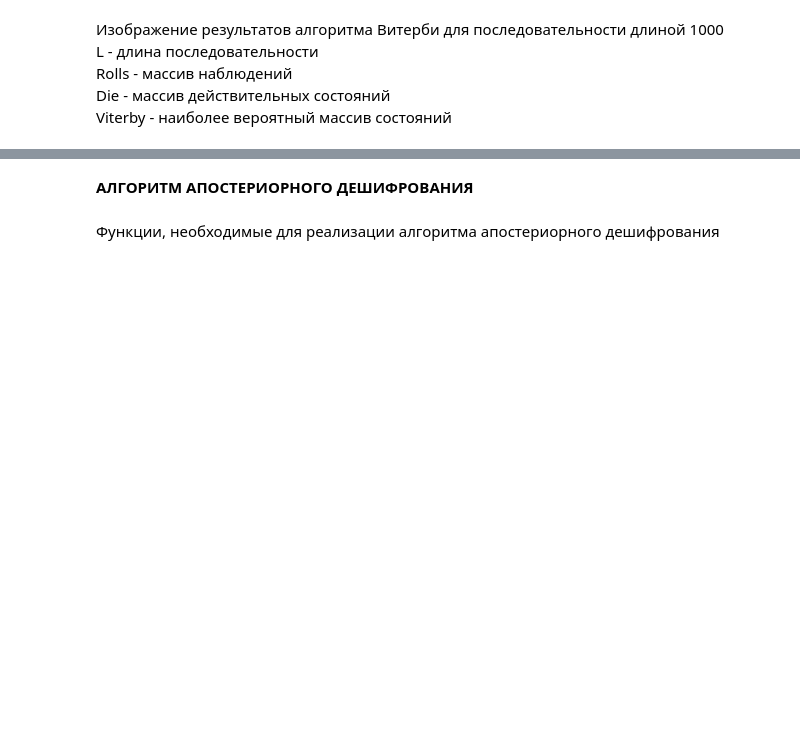
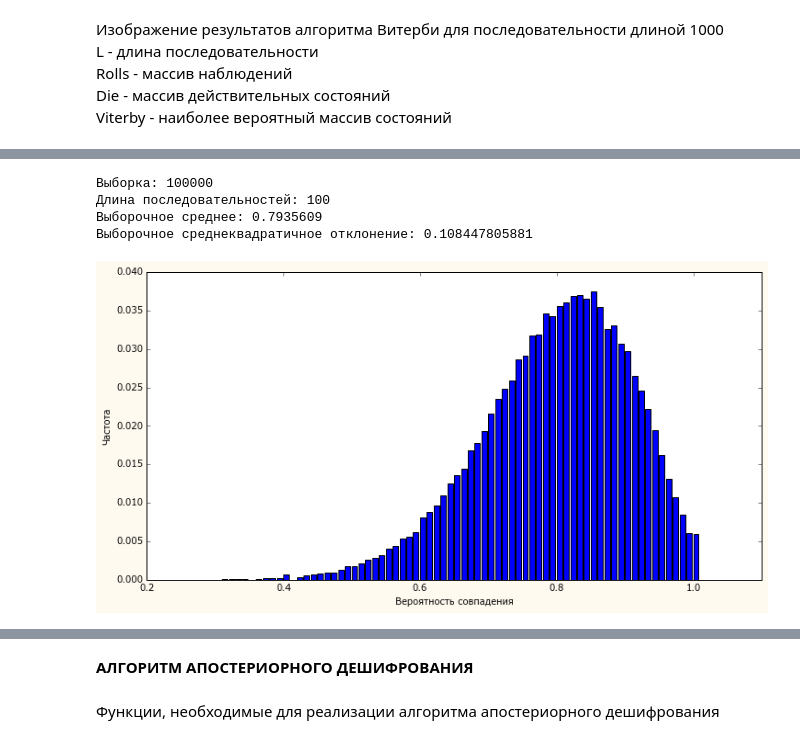
Before and after one commit to GolovkinMaxim/Miserable_casino, a Jupyter notebook: Miserable_casino_Golovkin.ipynb, the cells around one changed output, grey strips where cells are left out. Cells and saved outputs as stored; diff of their text form; code cells hidden in the pictures; blank space fills up the shorter version.

```diff
--- a/Miserable_casino_Golovkin.ipynb
+++ b/Miserable_casino_Golovkin.ipynb
@@ -131,6 +131,45 @@ def print_model_Viterby(Die, Rolls, Viterby, d):
         if Die[i] == Viterby[i]:
             s+=1
     print('\nЧастота совпадения:', s/L)
+
+def P_Viterby(Die, Viterby):
+    L = len(Die)
+    Die = translation(Die)
+    s = 0
+    for i in range(L):
+        if Die[i] == Viterby[i]:
+            s+=1
+    return round(s/L,2)
+
+def hist(P_V):
+    size = len(P_V)
+    x_bar = np.arange(min(P_V), max(P_V) + 0.01, 0.01)
+    y_bar = np.zeros(len(x_bar))
+    for i in range(size):
+        y_bar[int((P_V[i]-min(P_V))//0.01)] += 1
+    y_bar /= size
+    fig, ax = plt.subplots()
+    ax.bar(x_bar, y_bar, width = 0.008)
+    fig.set_facecolor('floralwhite')
+    fig.set_figwidth(12)
+    fig.set_figheight(6)
+    ax.set_xlabel('Вероятность совпадения')
+    ax.set_ylabel('Частота')
+    plt.show()
+
+def charact_Viterby(A, E, size, L):
+    P_V = np.zeros(size)
+    for t in range(size):
+        Die, Rolls = Observation(A, E, L)
+        Viterby = Algorithm_Viterby(Rolls, A, E)
+        P_V[t] = P_Viterby(Die, Viterby)
+    E_V = sum(P_V)/size
+    D_V = np.sqrt(sum((P_V - E_V)**2)/(size-1))
+    print('Выборка:', size)
+    print('Длина последовательностей:', L)
+    print('Выборочное среднее:', E_V)
+    print('Выборочное среднеквадратичное отклонение:', D_V)
+    hist(P_V)
 # %% [markdown]
 Переменные, необходимые для реализации алгоритма Витерби.
 А - матрица переходных вероятностей
@@ -202,0 +242,10 @@ Viterby: FFFFFFFFFF
+# %%
+L = 100
+size = 100000
+charact_Viterby(A, E, size, L)
+# %% [output]
+Выборка: 100000
+Длина последовательностей: 100
+Выборочное среднее: 0.7935609
+Выборочное среднеквадратичное отклонение: 0.108447805881
+[figure, added]
```
Also changed, not shown: parts of 4 cells of this notebook.
